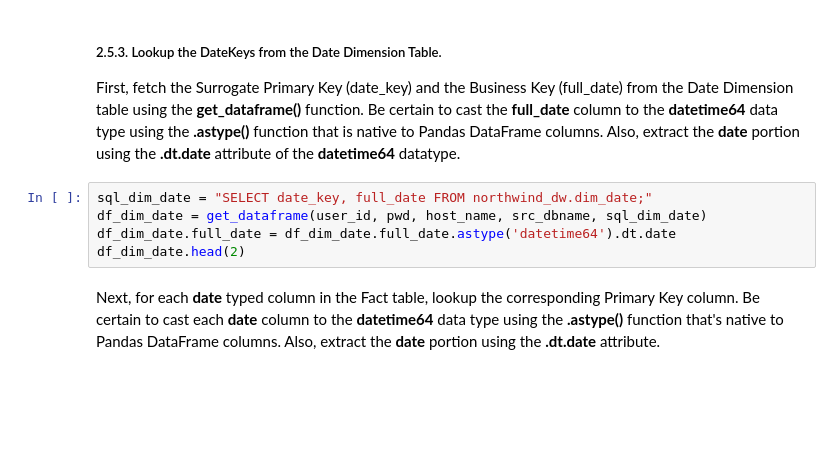
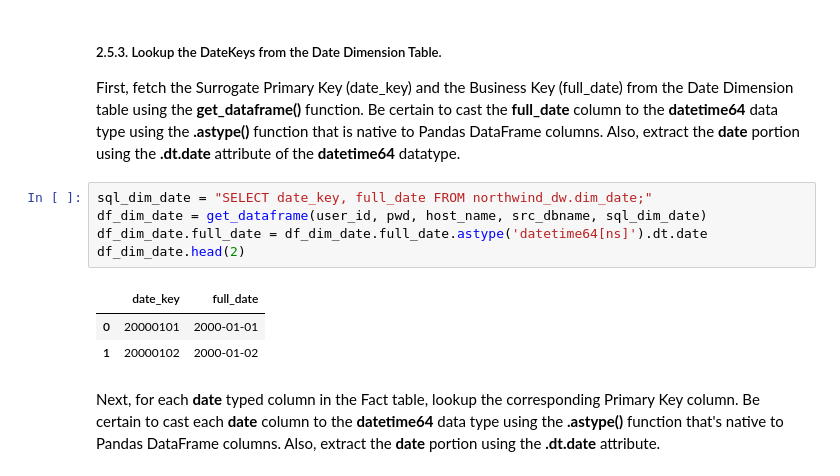
Before and after one commit to 22ai/DS-2002, a Jupyter notebook: 02-Python/Lab-03-Python-Extract-Transform-Load.ipynb, the cells around one changed output. Cells and saved outputs as stored; diff of their text form; blank space fills up the shorter version.

```diff
--- a/02-Python/Lab-03-Python-Extract-Transform-Load.ipynb
+++ b/02-Python/Lab-03-Python-Extract-Transform-Load.ipynb
@@ -323,8 +342,12 @@ First, fetch the Surrogate Primary Key (date_key) and the Business Key (full_dat
 # %%
 sql_dim_date = "SELECT date_key, full_date FROM northwind_dw.dim_date;"
 df_dim_date = get_dataframe(user_id, pwd, host_name, src_dbname, sql_dim_date)
-df_dim_date.full_date = df_dim_date.full_date.astype('datetime64').dt.date
+df_dim_date.full_date = df_dim_date.full_date.astype('datetime64[ns]').dt.date
 df_dim_date.head(2)
+# %% [output]
+|  | date_key | full_date |
+| 0 | 20000101 | 2000-01-01 |
+| 1 | 20000102 | 2000-01-02 |
 # %% [markdown]
 Next, for each **date** typed column in the Fact table, lookup the corresponding Primary Key column. Be certain to cast each **date** column to the **datetime64** data type using the **.astype()** function that's native to Pandas DataFrame columns. Also, extract the **date** portion using the **.dt.date** attribute.
 # %%
```
Also changed, not shown: parts of 18 cells of this notebook, 4 other files.
